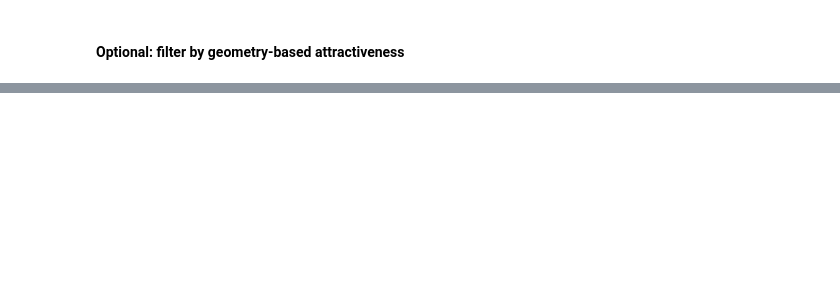
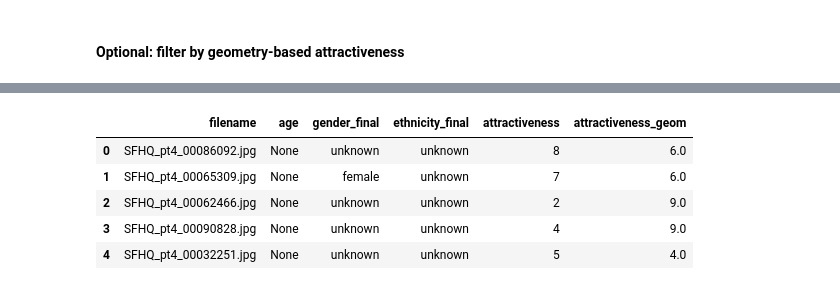
Before and after one commit to jayklarin/FaceStats, a Jupyter notebook: notebooks/06_composites.ipynb, the cells around one changed output, grey strips where cells are left out. Drawn from its saved outputs; the diff is of its cells as text; code cells hidden in the pictures; blank space fills up the shorter version.

```diff
--- a/notebooks/06_composites.ipynb
+++ b/notebooks/06_composites.ipynb
@@ -98,3 +176,48 @@ attributes_final.head()
+# %%
+import pandas as pd
+
+ATTR_PATH = 'data/processed/metadata/attributes_final.parquet'
+ATTR_SCORES = 'data/processed/metadata/attractiveness_scores.parquet'
+ATTR_META = 'data/processed/metadata/attributes_with_meta.parquet'
+
+attributes_final = pd.read_parquet(ATTR_PATH)
+
+# Merge model attractiveness scores
+try:
+    df_scores = pd.read_parquet(ATTR_SCORES)
+    attributes_final = attributes_final.merge(
+        df_scores[['filename', 'attractiveness']],
+        on='filename',
+        how='left',
+        suffixes=('', '_model')
+    )
+    if 'attractiveness_model' in attributes_final.columns:
+        if 'attractiveness' in attributes_final.columns:
+            attributes_final['attractiveness'] = attributes_final['attractiveness'].fillna(
+                attributes_final['attractiveness_model']
+            )
+        else:
+            attributes_final['attractiveness'] = attributes_final['attractiveness_model']
+        attributes_final = attributes_final.drop(columns=['attractiveness_model'])
+except FileNotFoundError:
+    print(f'Missing {ATTR_SCORES}; run attractiveness inference first.')
+
+# Optional geometry-based attractiveness
+try:
+    df_meta = pd.read_parquet(ATTR_META)
+    if 'attractiveness_geom' in df_meta.columns:
+        attributes_final = attributes_final.merge(df_meta[['filename','attractiveness_geom']], on='filename', how='left')
+except FileNotFoundError:
+    pass
+
+attributes_final.head()
+# %% [output]
+|  | filename | age | gender_final | ethnicity_final | attractiveness | attractiveness_geom |
+| 0 | SFHQ_pt4_00086092.jpg | None | unknown | unknown | 8 | 6.0 |
+| 1 | SFHQ_pt4_00065309.jpg | None | female | unknown | 7 | 6.0 |
+| 2 | SFHQ_pt4_00062466.jpg | None | unknown | unknown | 2 | 9.0 |
+| 3 | SFHQ_pt4_00090828.jpg | None | unknown | unknown | 4 | 9.0 |
+| 4 | SFHQ_pt4_00032251.jpg | None | unknown | unknown | 5 | 4.0 |
 # %%
 df = attributes_final  # your loaded metadata
 
```
Also changed, not shown: parts of 6 cells of this notebook, 24 other files.
